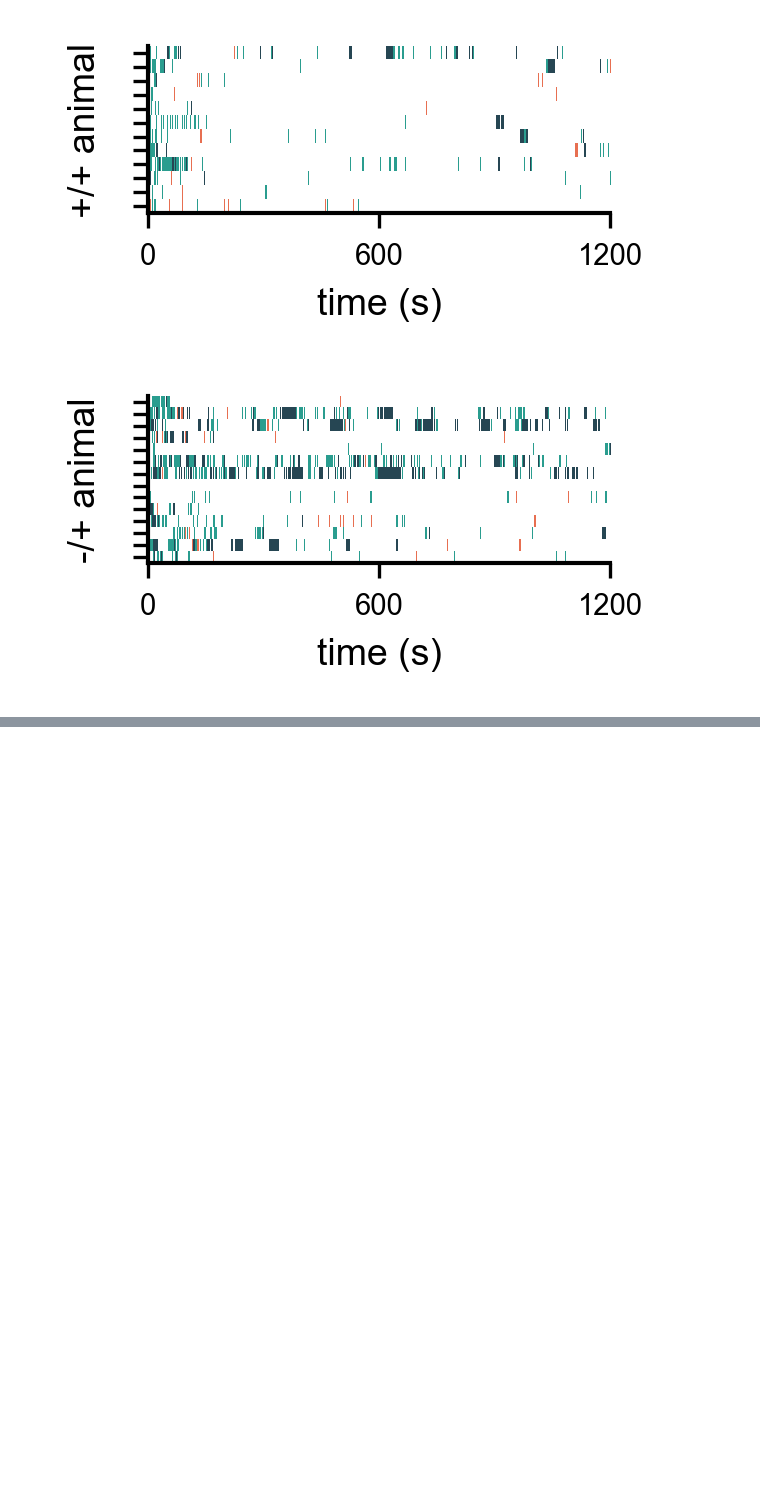
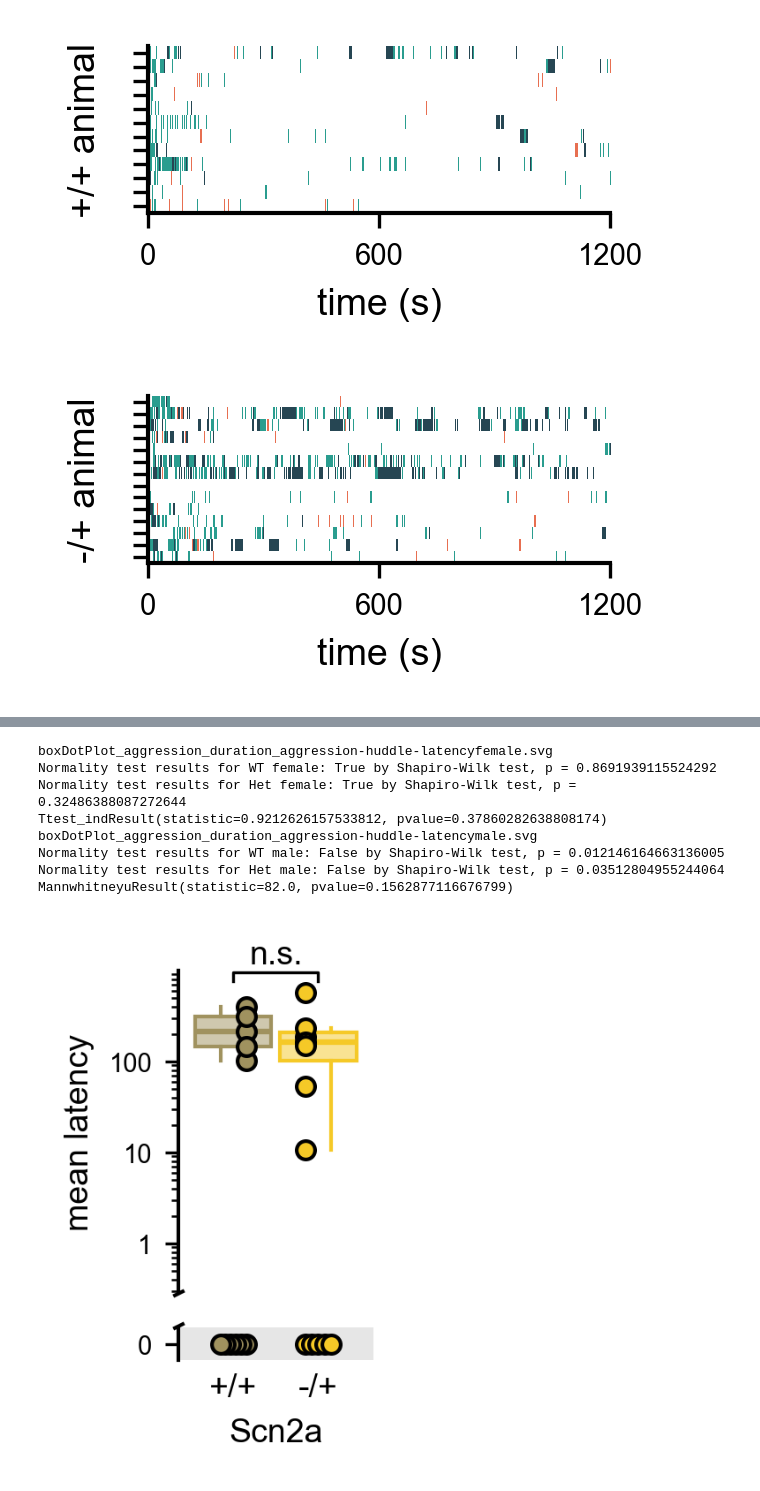
Before and after one commit to nhoglen/scn2a-paper-GWJSNH-code, a Jupyter notebook: sociality_assays/20260325_scratch_huddle-duration-distributions-compare-assays.ipynb, the cells around one changed output, grey strips where cells are left out. Drawn from its saved outputs; the diff is of its cells as text; code cells hidden in the pictures; blank space fills up the shorter version.

```diff
--- a/sociality_assays/20260325_scratch_huddle-duration-distributions-compare-assays.ipynb
+++ b/sociality_assays/20260325_scratch_huddle-duration-distributions-compare-assays.ipynb
@@ -1118,0 +1192,74 @@ ValueError: all the input array dimensions except for the concatenation axis mus
+# %%
+# plot mean latency per individual
+
+# ----- SET ASSAY PARAMETERS -----
+assay = 'aggression'
+assaydur = 1200
+meta = ['sex','GT','pair_tag']
+gts = ['WT','Het']
+gttxt = ['+/+','-/+']
+blist = ['Aggression receipt','Huddle']
+figsz = (1.5,1.5)
+sexes = ['female','male']
+bstr = 'aggression-huddle-latency'
+hatch = ''
+savefigs = False
+xlab = 'Scn2a'
+ylab = 'mean latency'
+
+data = data_orig[data_orig.assay==assay].copy().reset_index(drop=True)
+allbehav = np.unique(data['behavior'])
+tdat = data[data.behavior.isin(blist)].copy().reset_index(drop=True) # filter to specified behaviors
+
+# --- Calculate latency from aggression receipt to huddle ---
+# for each pair
+allpairs = np.unique(tdat['pair_tag'])
+priortimes_allpairs = []
+pairtags = []
+pairtagslong = []
+GTs = []
+GTslong = []
+priortimeslong = []
+sexlong = []
+for pair in allpairs:
+    tdf = tdat[tdat['pair_tag']==pair].copy().reset_index(drop=True)
+    tdfh = tdf[tdf['behavior']=='Huddle'].copy().reset_index(drop=True)
+    tdfa = tdf[tdf['behavior']=='Aggression receipt'].copy().reset_index(drop=True)
+    pairtags.append(pair)
+    gt = np.unique(tdf['GT'])[0]
+    sex = np.unique(tdf['sex'])[0]
+    GTs.append(gt)
+    priortimes = []
+    for start_time in tdfh['start_time']:
+        priors = tdfa['start_time'][tdfa['start_time']<start_time]
+        if len(priors)>0:
+            priortimes.append(start_time-np.max(priors))
+        else:
+            priortimes.append(np.nan)
+    nrtimes = len(priortimes)
+    priortimes_allpairs.append(priortimes)
+    for i,time in enumerate(priortimes):
+        priortimeslong.append(time)
+        GTslong.append(gt)
+        pairtagslong.append(pair)
+        sexlong.append(sex)
+
+data = {'pairtag':pairtagslong,'GT':GTslong,'sex':sexlong,'latency':priortimeslong}
+df = pd.DataFrame(data=data)
+
+means = df.groupby(by=['pairtag','GT','sex'])['latency'].apply(lambda x: np.nanmean(x)).reset_index()
+means = means.fillna(0)
+
+fsums = means.copy().rename(columns={"latency": "duration"})
+
+make_MF_homecage_dotbox_plots(fsums,sexes,bstr,savefigs,printstats,lbls,assaydur,hatch)
+# %% [output]
+boxDotPlot_aggression_duration_aggression-huddle-latencyfemale.svg
+Normality test results for WT female: True by Shapiro-Wilk test, p = 0.8691939115524292
+Normality test results for Het female: True by Shapiro-Wilk test, p = 0.32486388087272644
+Ttest_indResult(statistic=0.9212626157533812, pvalue=0.37860282638808174)
+boxDotPlot_aggression_duration_aggression-huddle-latencymale.svg
+Normality test results for WT male: False by Shapiro-Wilk test, p = 0.012146164663136005
+Normality test results for Het male: False by Shapiro-Wilk test, p = 0.03512804955244064
+MannwhitneyuResult(statistic=82.0, pvalue=0.1562877116676799)
+[figure, added]
```
Also changed, not shown: parts of 15 cells of this notebook, 4 other files.
